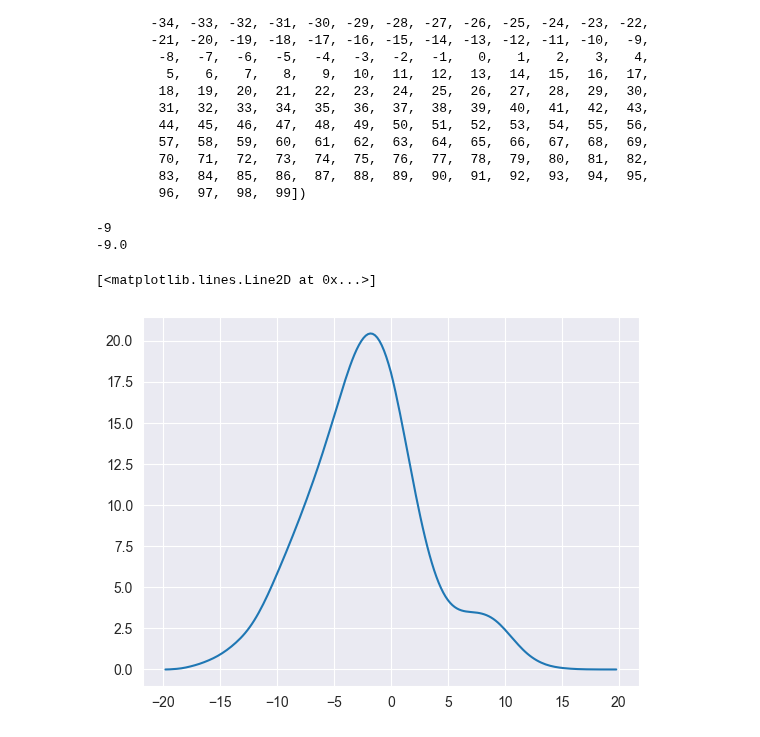
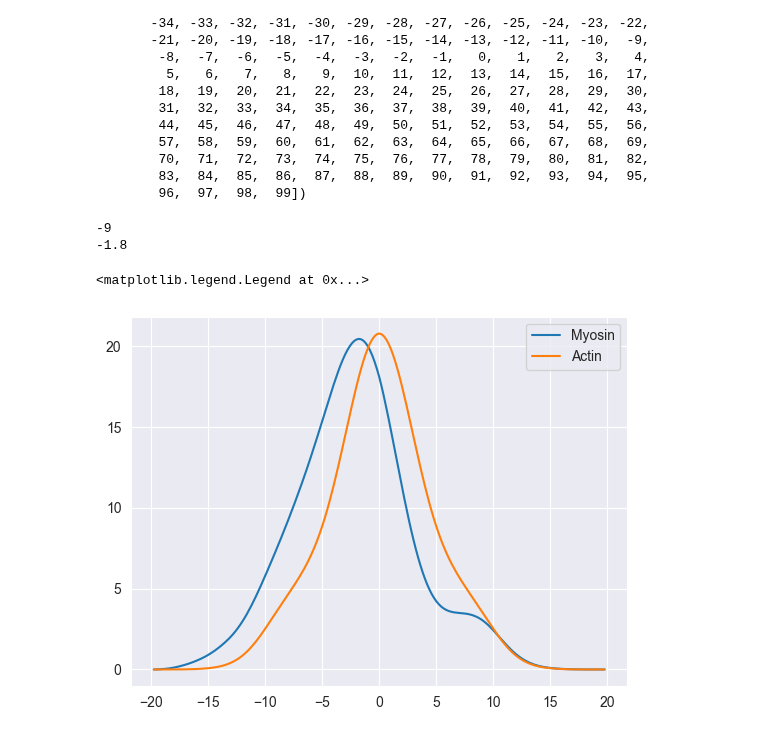
Before and after one commit to leaBroe/arcospx_analysis_quantification_correlation, a Jupyter notebook: cross_correlation.ipynb, the cells around one changed output. Drawn from its saved outputs; the diff is of its cells as text; code cells hidden in the pictures.

Commit message:
made cross corr work, made plots

```diff
--- a/cross_correlation.ipynb
+++ b/cross_correlation.ipynb
@@ -299,6 +299,7 @@ plt.show()
 [figure]
 # %%
 corr = correlate(normalized_actin_intensities, normalized_myosin_intensities, mode="full")
+reference_corr = correlate(normalized_actin_intensities, normalized_actin_intensities, mode="full")
 corr
 # %% [output]
 array([0.00000000e+00, 2.29358456e-03, 8.81025254e-03, 1.72117145e-02,
@@ -346,13 +347,15 @@ spf = 5
 corr_0 = corr
 delay = lags[np.argmax(corr_0)]
 print(delay)
-delay_s_0 = delay/interp_factor*spf
+delay_s_0 = delay/interp_factor
 print(delay_s_0)
 # %% [output]
 -9
--9.0
+-1.8
 # %%
-plt.plot(lags/interp_factor, corr)
+plt.plot(lags/interp_factor, corr, label="Myosin")
+plt.plot(lags/interp_factor, reference_corr, label="Actin")
+plt.legend()
 # %% [output]
-[<matplotlib.lines.Line2D at 0x...>]
+<matplotlib.legend.Legend at 0x...>
-[figure, old version]
+[figure, new version]
```
